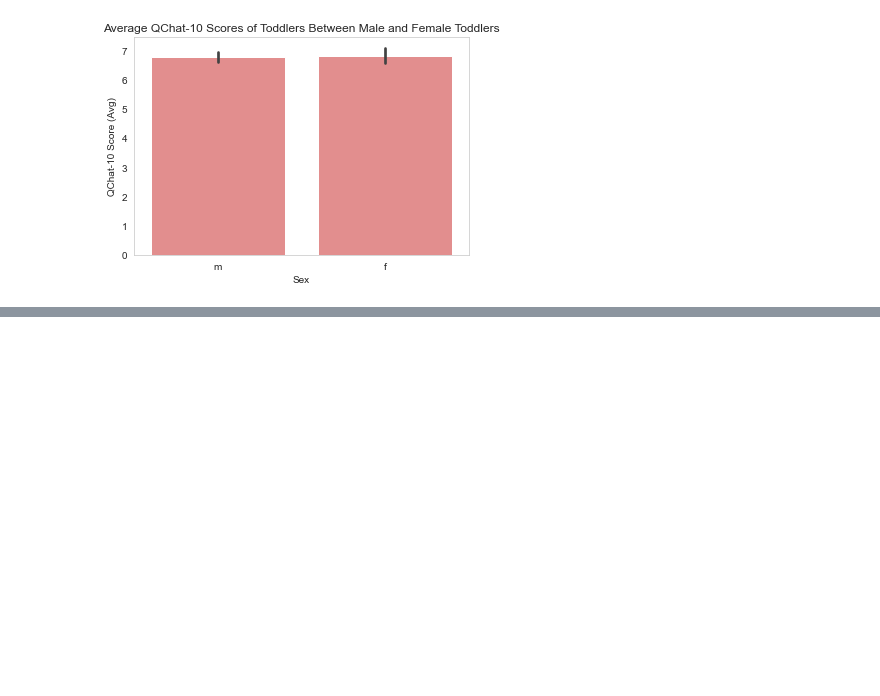
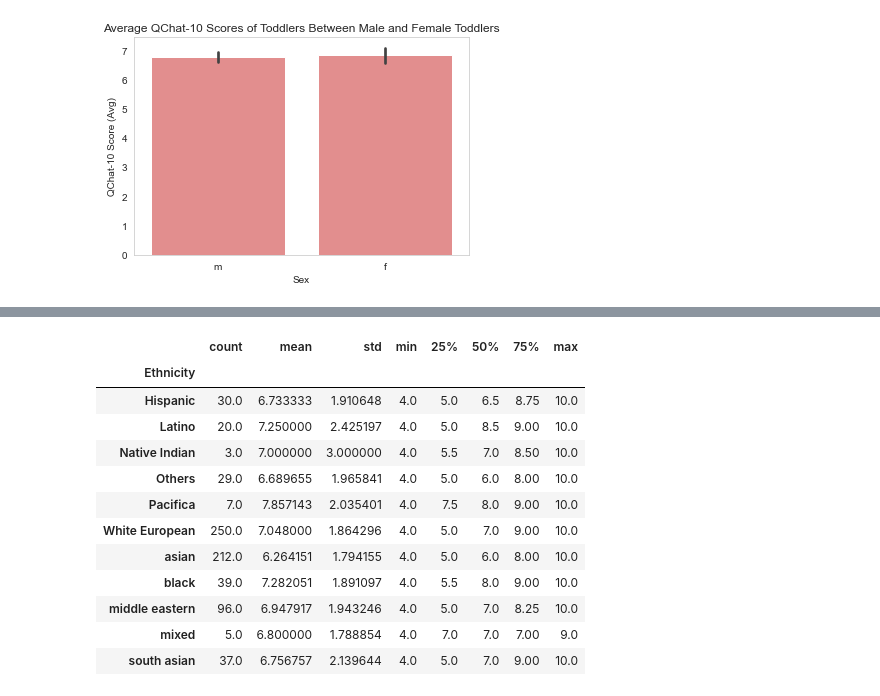
Before and after one commit to claudiamorazzoni/Assessment-ML-S, a Jupyter notebook: scipy-stats.ipynb, the cells around one changed output, grey strips where cells are left out. Drawn from its saved outputs; the diff is of its cells as text; code cells hidden in the pictures; blank space fills up the shorter version.

```diff
--- a/scipy-stats.ipynb
+++ b/scipy-stats.ipynb
@@ -255,0 +445,16 @@ plt.show()
+# %%
+df.groupby('Ethnicity').qchat_score.describe()
+# %% [output]
+|  | count | mean | std | min | 25% | 50% | 75% | max |
+| Ethnicity |  |  |  |  |  |  |  |  |
+| Hispanic | 30.0 | 6.733333 | 1.910648 | 4.0 | 5.0 | 6.5 | 8.75 | 10.0 |
+| Latino | 20.0 | 7.250000 | 2.425197 | 4.0 | 5.0 | 8.5 | 9.00 | 10.0 |
+| Native Indian | 3.0 | 7.000000 | 3.000000 | 4.0 | 5.5 | 7.0 | 8.50 | 10.0 |
+| Others | 29.0 | 6.689655 | 1.965841 | 4.0 | 5.0 | 6.0 | 8.00 | 10.0 |
+| Pacifica | 7.0 | 7.857143 | 2.035401 | 4.0 | 7.5 | 8.0 | 9.00 | 10.0 |
+| White European | 250.0 | 7.048000 | 1.864296 | 4.0 | 5.0 | 7.0 | 9.00 | 10.0 |
+| asian | 212.0 | 6.264151 | 1.794155 | 4.0 | 5.0 | 6.0 | 8.00 | 10.0 |
+| black | 39.0 | 7.282051 | 1.891097 | 4.0 | 5.5 | 8.0 | 9.00 | 10.0 |
+| middle eastern | 96.0 | 6.947917 | 1.943246 | 4.0 | 5.0 | 7.0 | 8.25 | 10.0 |
+| mixed | 5.0 | 6.800000 | 1.788854 | 4.0 | 7.0 | 7.0 | 7.00 | 9.0 |
+| south asian | 37.0 | 6.756757 | 2.139644 | 4.0 | 5.0 | 7.0 | 9.00 | 10.0 |
```
Also changed, not shown: parts of 34 cells of this notebook, 4 other files.
